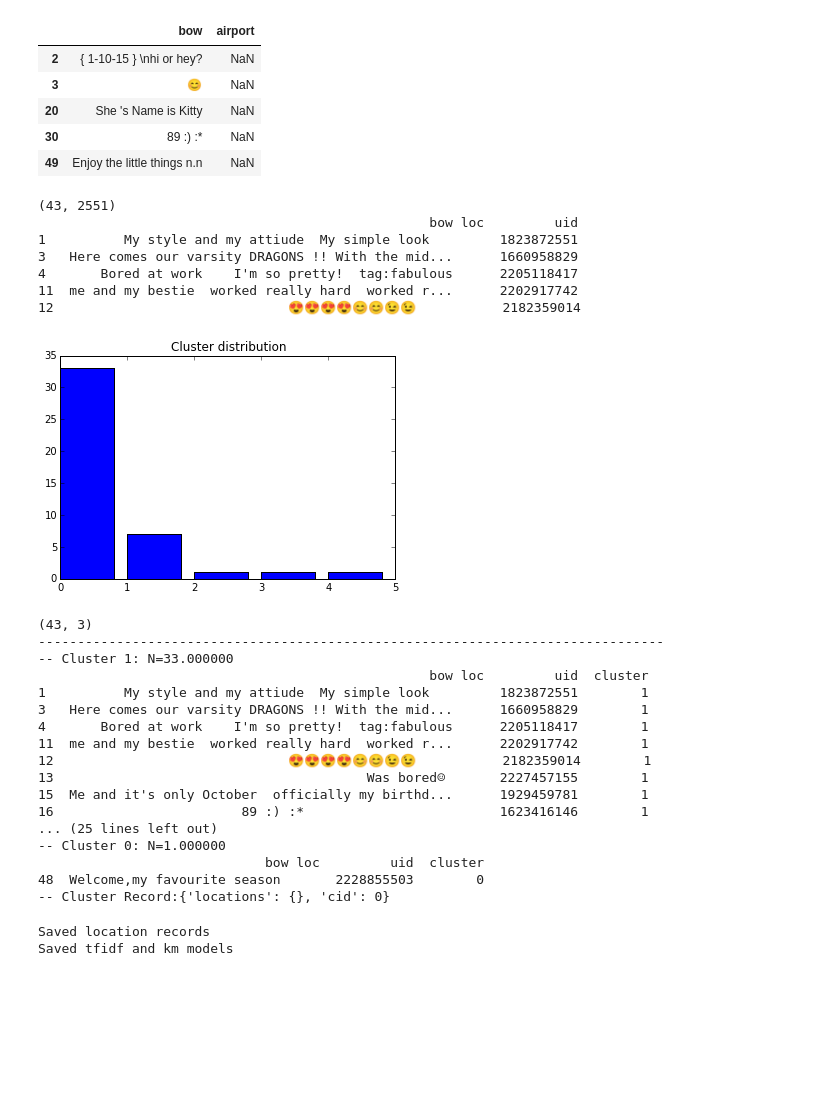
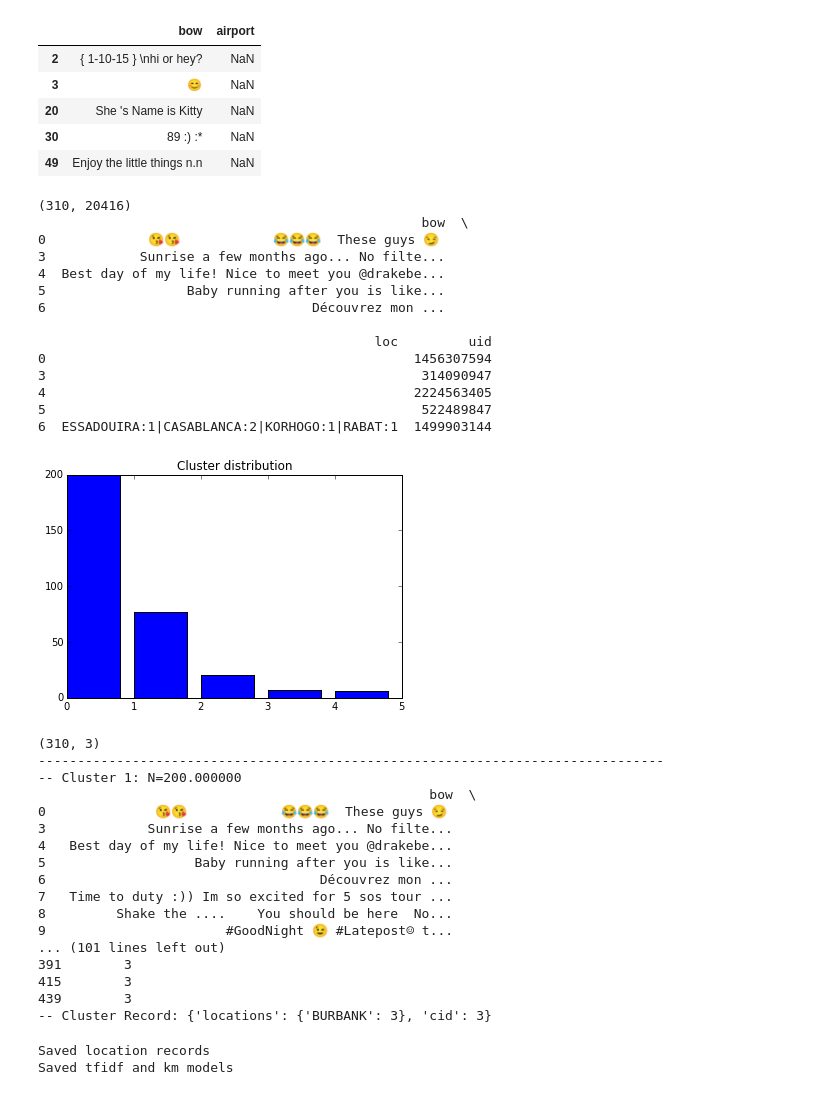
Before and after one commit to dougkang/ds210_capstone, a Jupyter notebook: text_features/Text Features Prototype.ipynb, the cells around one changed output. Cells and saved outputs as stored; diff of their text form; code cells hidden in the pictures; blank space fills up the shorter version.

```diff
--- a/text_features/Text Features Prototype.ipynb
+++ b/text_features/Text Features Prototype.ipynb
@@ -14,7 +14,7 @@ import matplotlib.pyplot as plt
 sys.path.append("src/main/python")
 from load_data import load
 # %%
-df = load(1000)
+df = load(10000)
 print df.shape
 df.head()
 # %% [output]
@@ -133,7 +137,7 @@ data = { 'uid': [], 'bow': [], 'loc': [] }
 for k,vs in en_df.groupby('uid').groups.iteritems():
     data['uid'].append(k)
     locs = [ '%s:%d' % (k,v) for k,v in dict(en_df.loc[vs]['airport'].value_counts()).items() ]
-    data['loc'].append(' '.join(locs))
+    data['loc'].append('|'.join(locs))
     data['bow'].append(' '.join(en_df.loc[vs]['bow']))
 
 df = pd.DataFrame(data)
@@ -142,62 +146,71 @@ df = df.loc[[ len(x.strip()) > 0 for x in df['bow'] ]]
 tfidf = TfidfVectorizer(stop_words='english', norm='l2', ngram_range=[1,2])
 Y = tfidf.fit_transform(df['bow'])
 
 print Y.shape
 print df.head()
 
-km = KMeans(5)
+k = 5
+km = KMeans(k)
 Y_clusters = km.fit_predict(Y)
-plt.bar(range(5), pd.Series(Y_clusters).value_counts())
+plt.bar(range(k), pd.Series(Y_clusters).value_counts())
 plt.title("Cluster distribution")
 plt.show()
 
 print df.shape
 df['cluster'] = Y_clusters
 
 Y_loc = []
 # Accumulate all of the locations for each cluster
 for cid in pd.unique(df['cluster']):
     locations = {}
-    line = ' '.join(df.loc[df['cluster'] == cid]['loc'])
-    for z in [ x.strip() for x in line.split(' ') if len(x.strip()) > 0 ]:
+    line = '|'.join(df.loc[df['cluster'] == cid]['loc'])
+    for z in [ x.strip() for x in line.split('|') if len(x.strip()) > 0 ]:
         k,v = z.split(':')
+        k = k.replace('.', '')
         if k not in locations:
             locations[k] = 0
         locations[k] = locations[k] + int(v)
     Y_loc.append({ 'cid': cid, 'locations': locations })
 
 print '-' * 80
 for i,cid in enumerate(pd.unique(df['cluster'])):
     print "-- Cluster %d: N=%f" % (int(cid), df.loc[df['cluster'] == cid].shape[0])
     print df.loc[df['cluster'] == cid][:10]
     print "-- Cluster Record: " + str(Y_loc[i])
     print
 # %% [output]
-(43, 2551)
-                                                  bow loc         uid
-1          My style and my attiude  My simple look         1823872551
-3   Here comes our varsity DRAGONS !! With the mid...      1660958829
-4       Bored at work    I'm so pretty!  tag:fabulous      2205118417
-11  me and my bestie  worked really hard  worked r...      2202917742
-12                              😍😍😍😍😊😊😉😉           2182359014
+(310, 20416)
+                                                 bow  \
+0             😘😘            😂😂😂  These guys 😏
+3            Sunrise a few months ago... No filte...
+4  Best day of my life! Nice to meet you @drakebe...
+5                  Baby running after you is like...
+6                                  Découvrez mon ...
+
+                                           loc         uid
+0                                               1456307594
+3                                                314090947
+4                                               2224563405
+5                                                522489847
+6  ESSADOUIRA:1|CASABLANCA:2|KORHOGO:1|RABAT:1  1499903144
-[figure, old version]
+[figure, new version]
-(43, 3)
+(310, 3)
 --------------------------------------------------------------------------------
--- Cluster 1: N=33.000000
-                                                  bow loc         uid  cluster
-1          My style and my attiude  My simple look         1823872551        1
-3   Here comes our varsity DRAGONS !! With the mid...      1660958829        1
-4       Bored at work    I'm so pretty!  tag:fabulous      2205118417        1
-11  me and my bestie  worked really hard  worked r...      2202917742        1
-12                              😍😍😍😍😊😊😉😉           2182359014        1
-13                                        Was bored☺       2227457155        1
-15  Me and it's only October  officially my birthd...      1929459781        1
-16                        89 :) :*                         1623416146        1
-... (25 lines left out)
--- Cluster 0: N=1.000000
-                             bow loc         uid  cluster
-48  Welcome,my favourite season       2228855503        0
--- Cluster Record:{'locations': {}, 'cid': 0}
+-- Cluster 1: N=200.000000
+                                                  bow  \
+0              😘😘            😂😂😂  These guys 😏
+3             Sunrise a few months ago... No filte...
+4   Best day of my life! Nice to meet you @drakebe...
+5                   Baby running after you is like...
+6                                   Découvrez mon ...
+7   Time to duty :)) Im so excited for 5 sos tour ...
+8         Shake the ....    You should be here  No...
+9                       #GoodNight 😉 #Latepost☺ t...
+... (101 lines left out)
+391        3
+415        3
+439        3
+-- Cluster Record: {'locations': {'BURBANK': 3}, 'cid': 3}
 # %%
 # Save off everything
 
```
Also changed, not shown: parts of 4 cells of this notebook, 4 other files.
